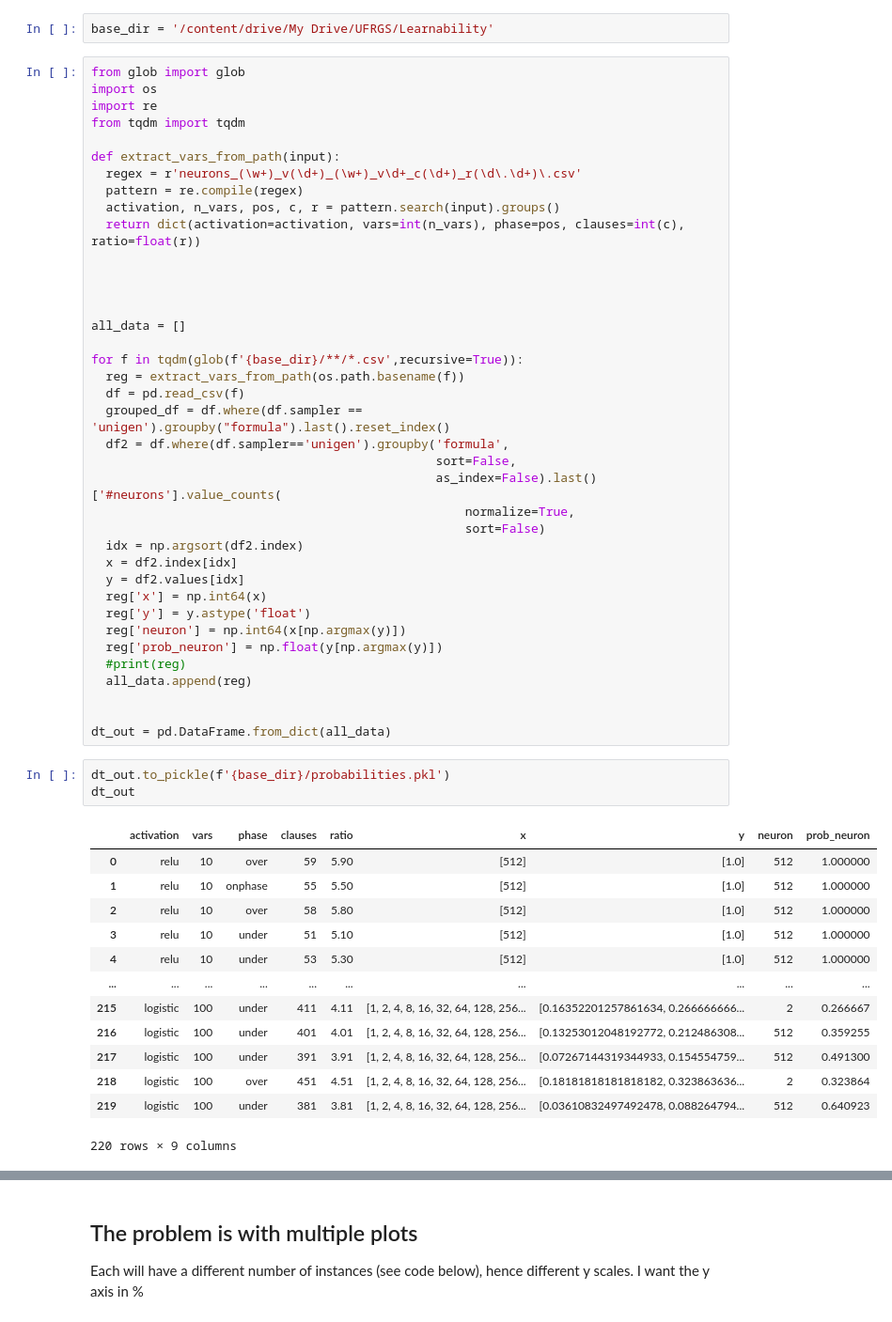
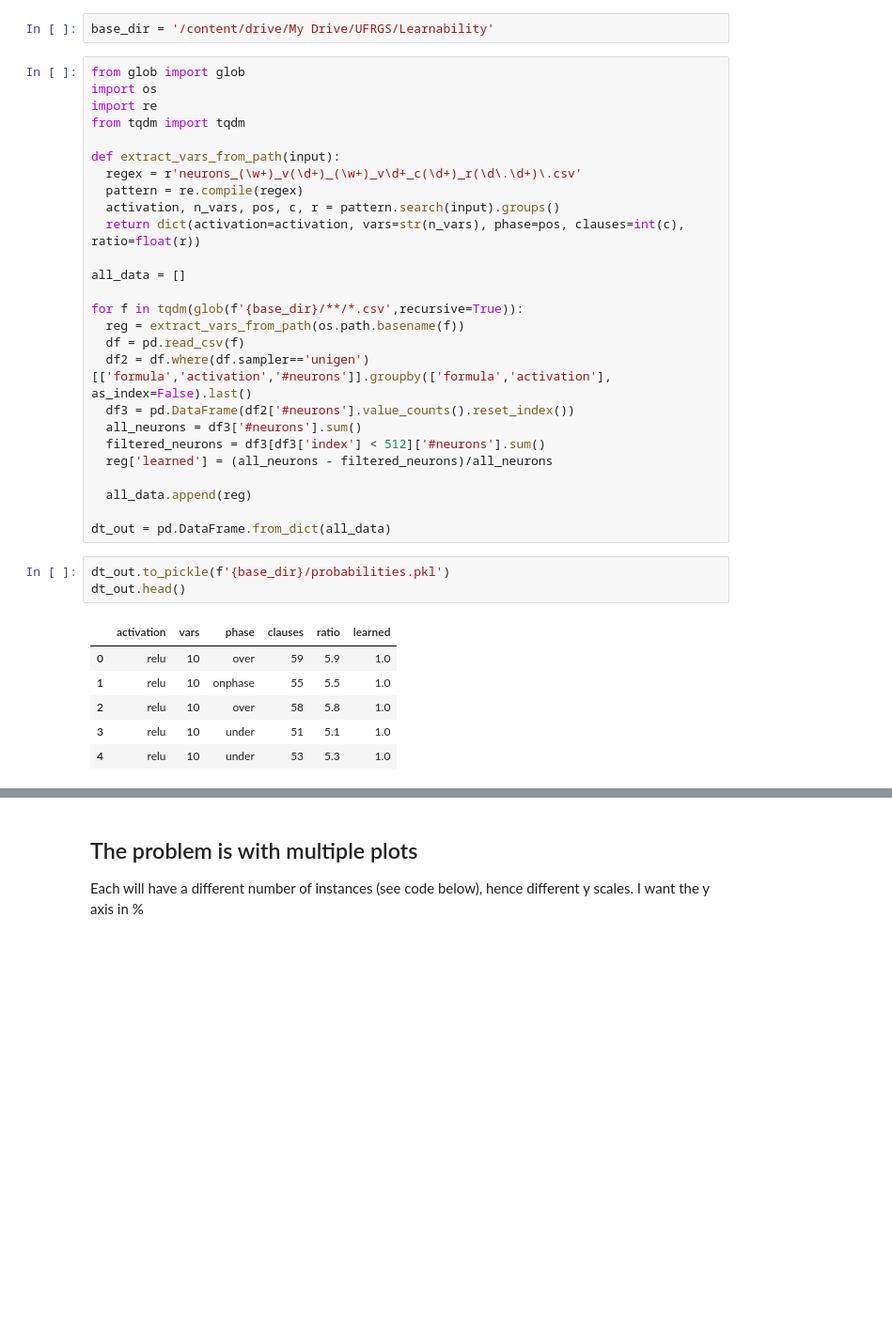
Before and after one commit to andertavares/mlbf, a Jupyter notebook: notebooks/Analysis_learn-vs-sat.ipynb, the cells around one changed output, grey strips where cells are left out. Shown at 94% size. Drawn from its saved outputs; the diff is of its cells as text; blank space fills up the shorter version.

Commit message:
calculate the rigth % learned

```diff
--- a/notebooks/Analysis_learn-vs-sat.ipynb
+++ b/notebooks/Analysis_learn-vs-sat.ipynb
@@ -94,49 +90,30 @@ def extract_vars_from_path(input):
   regex = r'neurons_(\w+)_v(\d+)_(\w+)_v\d+_c(\d+)_r(\d\.\d+)\.csv'
   pattern = re.compile(regex)
   activation, n_vars, pos, c, r = pattern.search(input).groups()
-  return dict(activation=activation, vars=int(n_vars), phase=pos, clauses=int(c), ratio=float(r))
-
-
-
+  return dict(activation=activation, vars=str(n_vars), phase=pos, clauses=int(c), ratio=float(r))
 
 all_data = []
 
 for f in tqdm(glob(f'{base_dir}/**/*.csv',recursive=True)):
   reg = extract_vars_from_path(os.path.basename(f))
   df = pd.read_csv(f)
-  grouped_df = df.where(df.sampler == 'unigen').groupby("formula").last().reset_index()
-  df2 = df.where(df.sampler=='unigen').groupby('formula',
-                                               sort=False,
-                                               as_index=False).last()['#neurons'].value_counts(
-                                                   normalize=True,
-                                                   sort=False)
-  idx = np.argsort(df2.index)
-  x = df2.index[idx]
-  y = df2.values[idx]
-  reg['x'] = np.int64(x)
-  reg['y'] = y.astype('float')
-  reg['neuron'] = np.int64(x[np.argmax(y)])
-  reg['prob_neuron'] = np.float(y[np.argmax(y)])
-  #print(reg)
+  df2 = df.where(df.sampler=='unigen')[['formula','activation','#neurons']].groupby(['formula','activation'], as_index=False).last()
+  df3 = pd.DataFrame(df2['#neurons'].value_counts().reset_index())
+  all_neurons = df3['#neurons'].sum()
+  filtered_neurons = df3[df3['index'] < 512]['#neurons'].sum()
+  reg['learned'] = (all_neurons - filtered_neurons)/all_neurons
+
   all_data.append(reg)
 
-
 dt_out = pd.DataFrame.from_dict(all_data)
 # %%
 dt_out.to_pickle(f'{base_dir}/probabilities.pkl')
-dt_out
+dt_out.head()
 # %% [output]
-|  | activation | vars | phase | clauses | ratio | x | y | neuron | prob_neuron |
-| 0 | relu | 10 | over | 59 | 5.90 | [512] | [1.0] | 512 | 1.000000 |
-| 1 | relu | 10 | onphase | 55 | 5.50 | [512] | [1.0] | 512 | 1.000000 |
-| 2 | relu | 10 | over | 58 | 5.80 | [512] | [1.0] | 512 | 1.000000 |
-| 3 | relu | 10 | under | 51 | 5.10 | [512] | [1.0] | 512 | 1.000000 |
-| 4 | relu | 10 | under | 53 | 5.30 | [512] | [1.0] | 512 | 1.000000 |
-| ... | ... | ... | ... | ... | ... | ... | ... | ... | ... |
-| 215 | logistic | 100 | under | 411 | 4.11 | [1, 2, 4, 8, 16, 32, 64, 128, 256... | [0.16352201257861634, 0.266666666... | 2 | 0.266667 |
-| 216 | logistic | 100 | under | 401 | 4.01 | [1, 2, 4, 8, 16, 32, 64, 128, 256... | [0.13253012048192772, 0.212486308... | 512 | 0.359255 |
-| 217 | logistic | 100 | under | 391 | 3.91 | [1, 2, 4, 8, 16, 32, 64, 128, 256... | [0.07267144319344933, 0.154554759... | 512 | 0.491300 |
-| 218 | logistic | 100 | over | 451 | 4.51 | [1, 2, 4, 8, 16, 32, 64, 128, 256... | [0.18181818181818182, 0.323863636... | 2 | 0.323864 |
-| 219 | logistic | 100 | under | 381 | 3.81 | [1, 2, 4, 8, 16, 32, 64, 128, 256... | [0.03610832497492478, 0.088264794... | 512 | 0.640923 |
+|  | activation | vars | phase | clauses | ratio | learned |
+| 0 | relu | 10 | over | 59 | 5.9 | 1.0 |
+| 1 | relu | 10 | onphase | 55 | 5.5 | 1.0 |
+| 2 | relu | 10 | over | 58 | 5.8 | 1.0 |
+| 3 | relu | 10 | under | 51 | 5.1 | 1.0 |
+| 4 | relu | 10 | under | 53 | 5.3 | 1.0 |
-220 rows × 9 columns
 # %%
```
Also changed, not shown: parts of 17 cells of this notebook.
